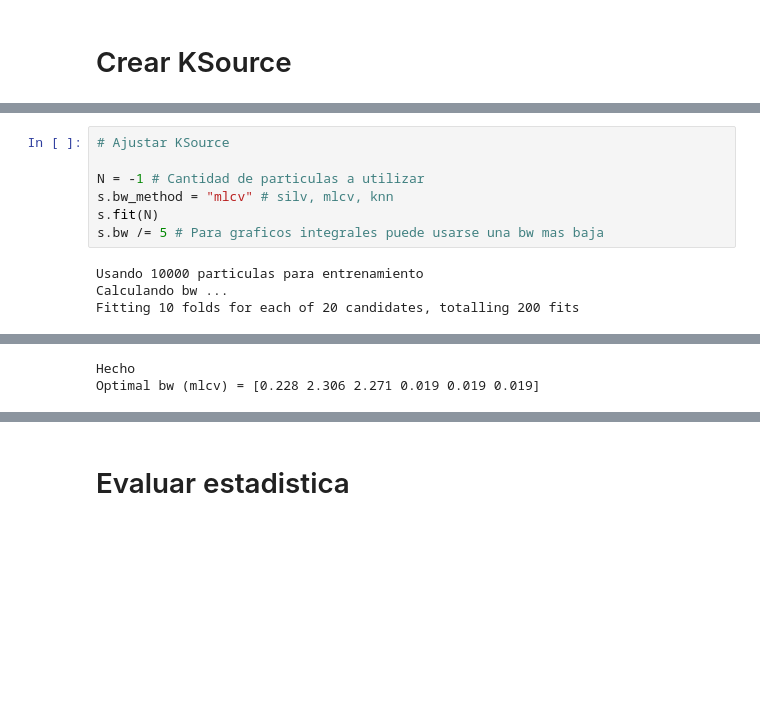
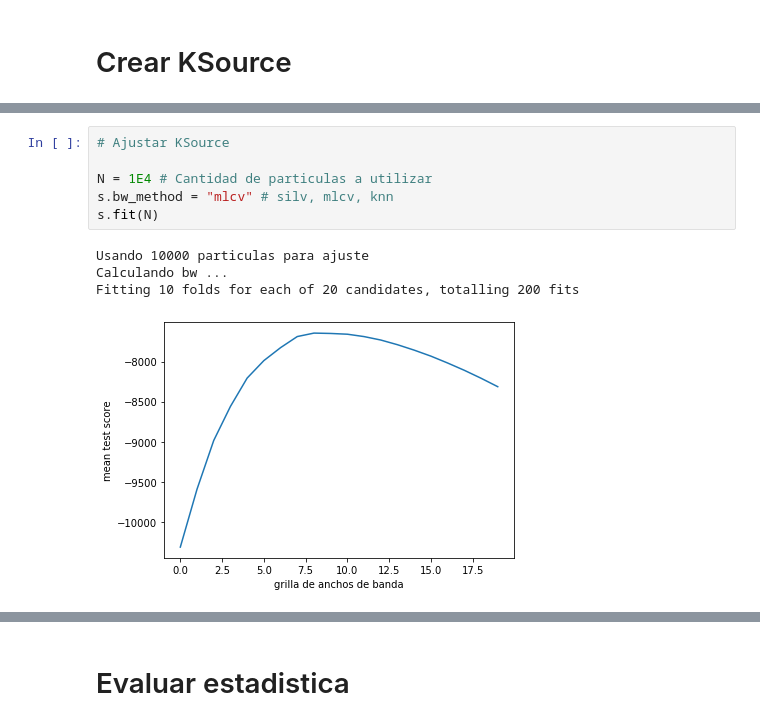
Before and after one commit to KDSource/KDSource, a Jupyter notebook: examples/example.ipynb, the cells around one changed output, grey strips where cells are left out. Drawn from its saved outputs; the diff is of its cells as text; blank space fills up the shorter version.

```diff
--- a/examples/example.ipynb
+++ b/examples/example.ipynb
@@ -44,11 +44,11 @@ N = 100000
 # %%
 # Ajustar KSource
 
-N = -1 # Cantidad de particulas a utilizar
+N = 1E4 # Cantidad de particulas a utilizar
 s.bw_method = "mlcv" # silv, mlcv, knn
 s.fit(N)
-s.bw /= 5 # Para graficos integrales puede usarse una bw mas baja
 # %% [output]
-Usando 10000 particulas para entrenamiento
+Usando 10000 particulas para ajuste
 Calculando bw ...
 Fitting 10 folds for each of 20 candidates, totalling 200 fits
+[figure, added]
@@ -71,2 +56,0 @@ Fitting 10 folds for each of 20 candidates, totalling 200 fits
-Hecho
-Optimal bw (mlcv) = [0.228 2.306 2.271 0.019 0.019 0.019]
```
Also changed, not shown: parts of 9 cells of this notebook, 4 other files.
